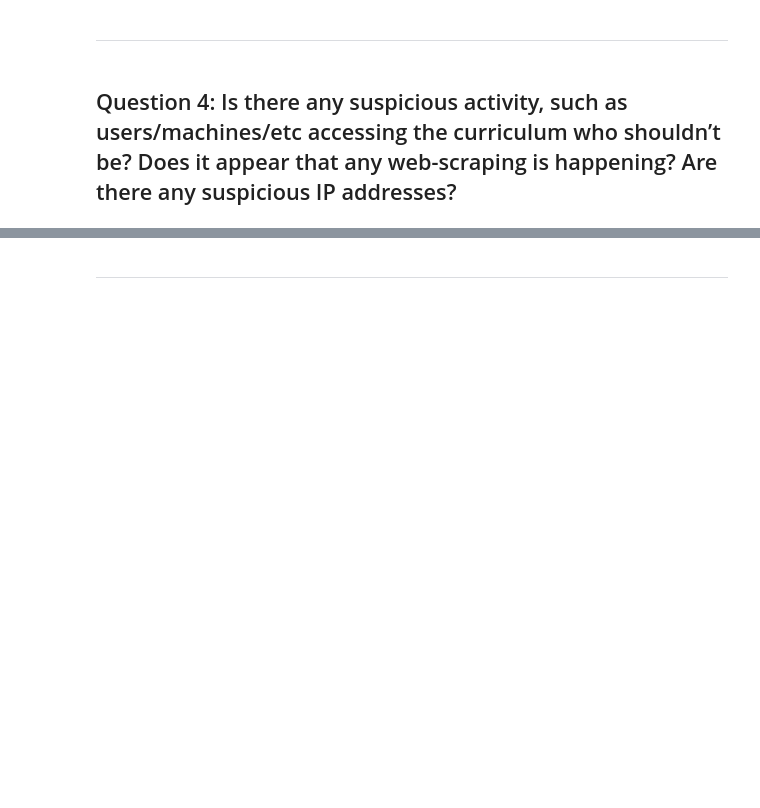
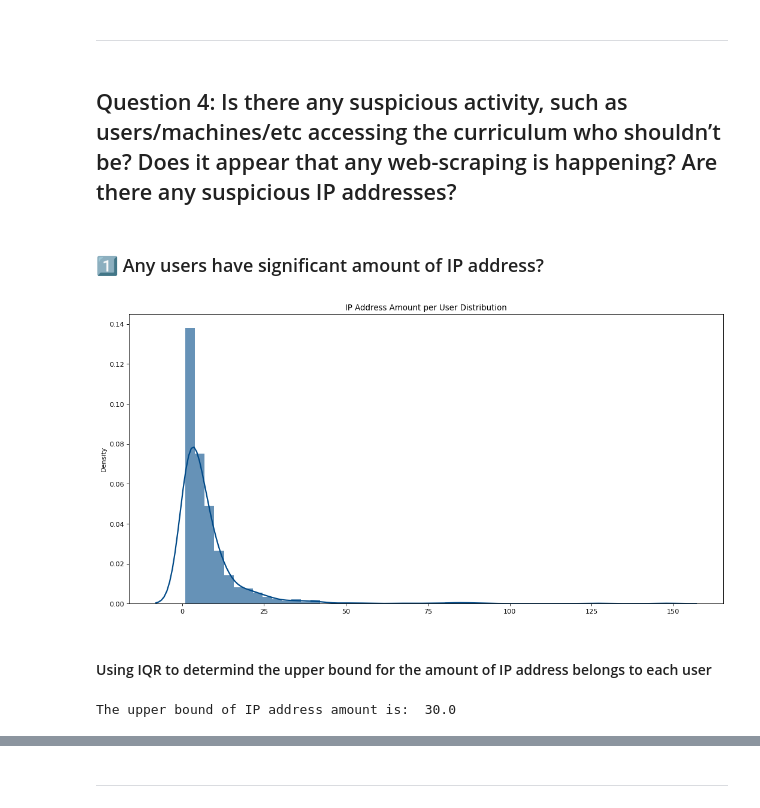
Before and after one commit to JML-Association/Anomaly-Detection-Project, a Jupyter notebook: final_report.ipynb, the cells around one changed output, grey strips where cells are left out. Drawn from its saved outputs; the diff is of its cells as text; code cells hidden in the pictures; blank space fills up the shorter version.

```diff
--- a/final_report.ipynb
+++ b/final_report.ipynb
@@ -336,3 +338,17 @@ COHORT 14 comparison
 ***
 # %% [markdown]
 ## Question 4: Is there any suspicious activity, such as users/machines/etc accessing the curriculum who shouldn’t be? Does it appear that any web-scraping is happening? Are there any suspicious IP addresses?
+# %% [markdown]
+### 1️⃣  Any users have significant amount of IP address?
+# %%
+# overall distribution of ip address amount of users
+explore.q3_distribution(df)
+# %% [output]
+[figure, added]
+# %% [markdown]
+#### Using IQR to determind the upper bound for the amount of IP address belongs to each user
+# %%
+# Callinng function to print out the upper bound
+explore.q3_upperbound(df)
+# %% [output]
+The upper bound of IP address amount is:  30.0
```
Also changed, not shown: parts of 10 cells of this notebook.
